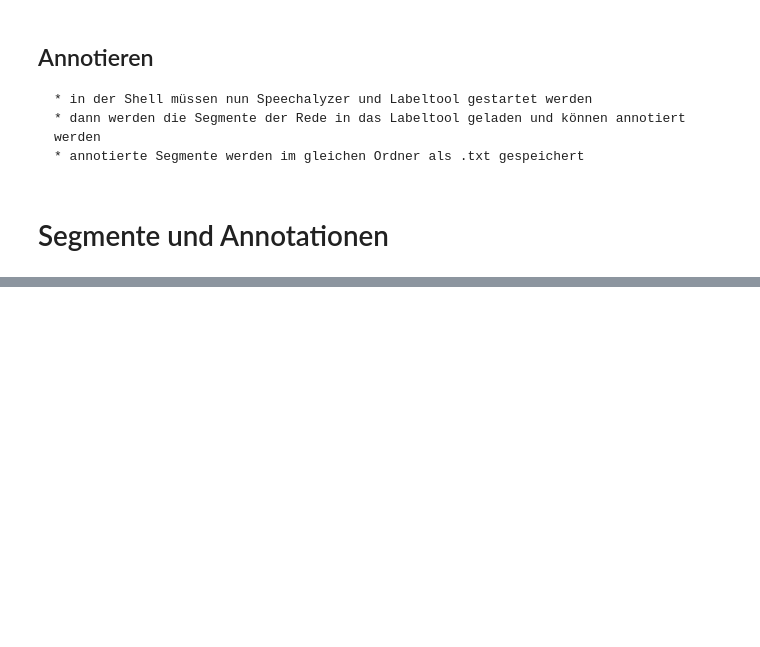
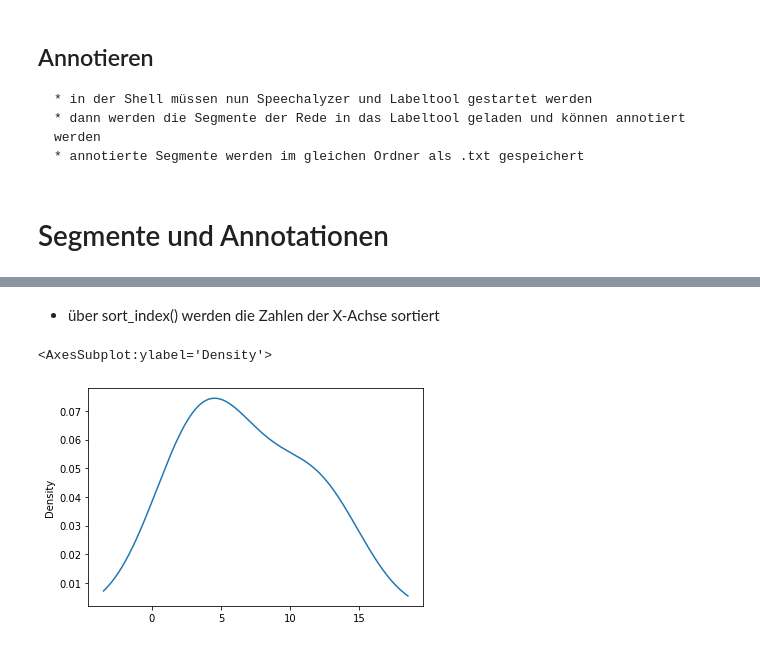
Before and after one commit to Lisa-Wegner/S_sprechstile_eigene, a Jupyter notebook: Sprechstile_eigene_Abgabe-checkpoint.ipynb, the cells around one changed output, grey strips where cells are left out. Drawn from its saved outputs; the diff is of its cells as text; code cells hidden in the pictures; blank space fills up the shorter version.

```diff
--- a/Sprechstile_eigene_Abgabe-checkpoint.ipynb
+++ b/Sprechstile_eigene_Abgabe-checkpoint.ipynb
@@ -52,0 +119,7 @@ import audiofile
+# %% [markdown]
+- über sort_index() werden die Zahlen der X-Achse sortiert
+# %%
+df.valence.value_counts().plot(kind='kde')
+# %% [output]
+<AxesSubplot:ylabel='Density'>
+[figure, added]
```
Also changed, not shown: parts of 22 cells of this notebook, 16 other files.
